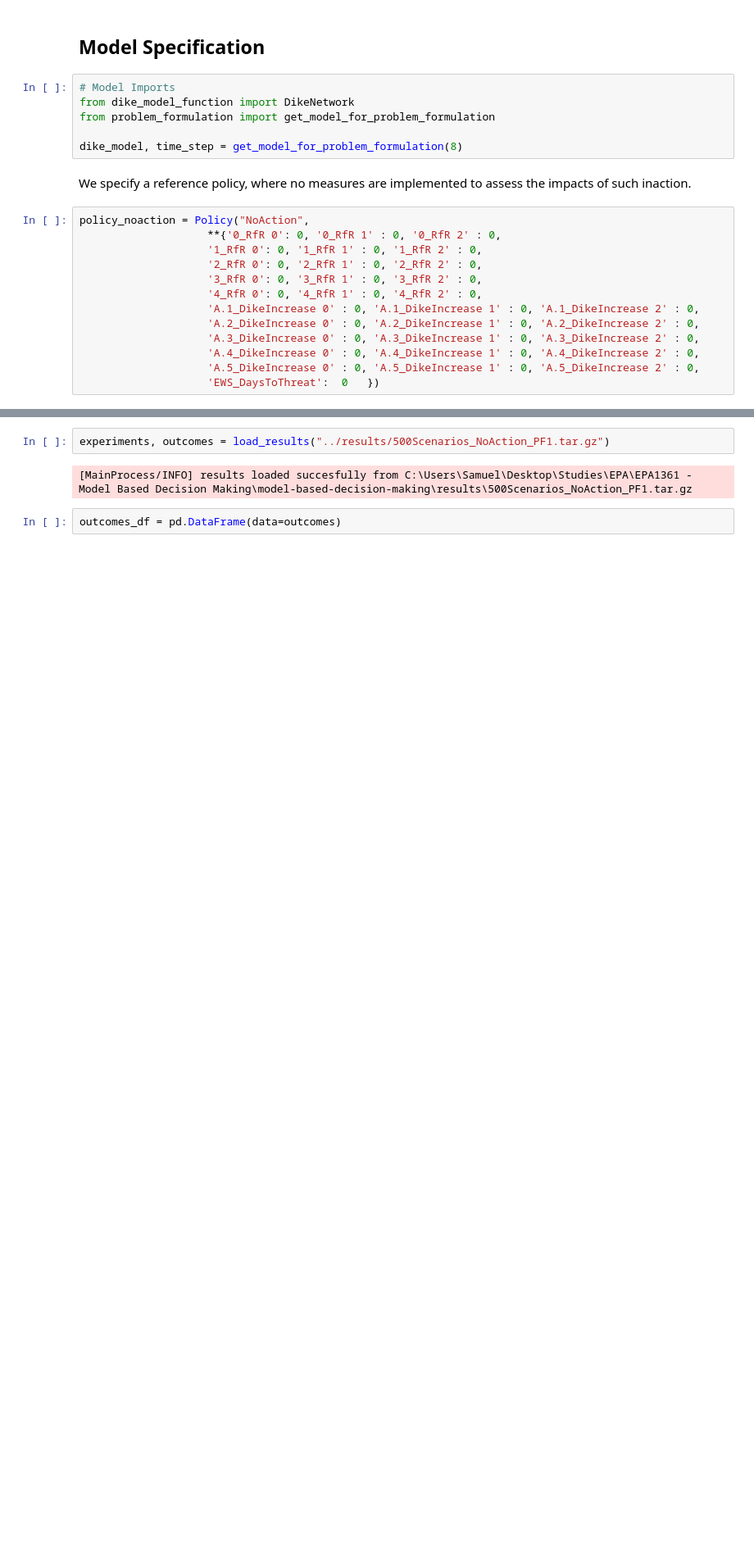
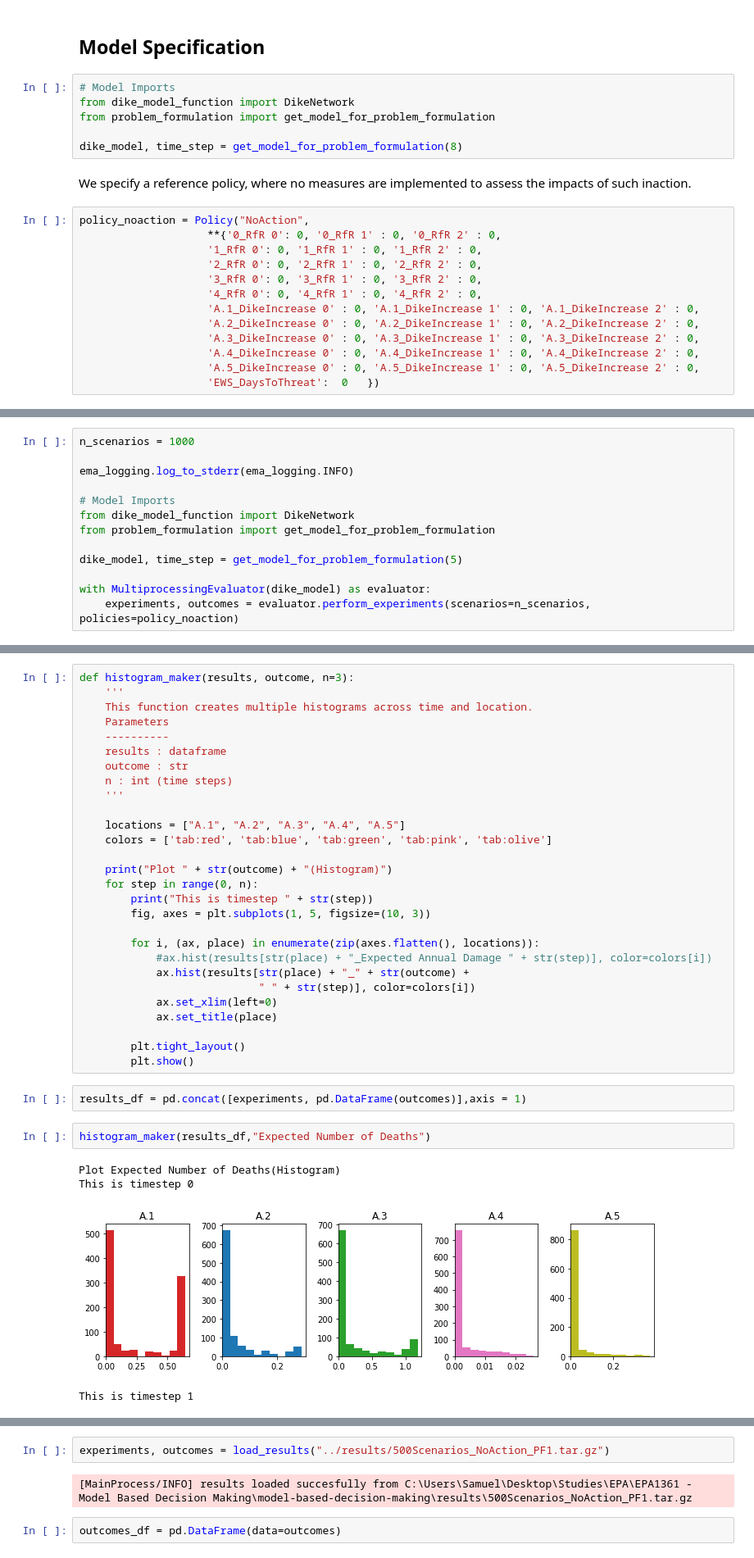
Before and after one commit to herzogrh/model-based-decision-making, a Jupyter notebook: model/1 - Reference Case Scenario_Visualised.ipynb, the cells around one changed output, grey strips where cells are left out. Shown at 82% size. Cells and saved outputs as stored; diff of their text form; blank space fills up the shorter version.

Commit message:
Open Exploration visuals

```diff
--- a/model/1 - Reference Case Scenario_Visualised.ipynb
+++ b/model/1 - Reference Case Scenario_Visualised.ipynb
@@ -48,0 +70,13 @@ policy_noaction = Policy("NoAction",
+# %%
+n_scenarios = 1000
+
+ema_logging.log_to_stderr(ema_logging.INFO)
+
+# Model Imports
+from dike_model_function import DikeNetwork
+from problem_formulation import get_model_for_problem_formulation
+
+dike_model, time_step = get_model_for_problem_formulation(5)
+
+with MultiprocessingEvaluator(dike_model) as evaluator:
+    experiments, outcomes = evaluator.perform_experiments(scenarios=n_scenarios, policies=policy_noaction)
@@ -48,0 +106,37 @@ policy_noaction = Policy("NoAction",
+# %%
+def histogram_maker(results, outcome, n=3):
+    '''
+    This function creates multiple histograms across time and location.
+    Parameters
+    ----------
+    results : dataframe
+    outcome : str
+    n : int (time steps)
+    '''
+
+    locations = ["A.1", "A.2", "A.3", "A.4", "A.5"]
+    colors = ['tab:red', 'tab:blue', 'tab:green', 'tab:pink', 'tab:olive']
+
+    print("Plot " + str(outcome) + "(Histogram)")
+    for step in range(0, n):
+        print("This is timestep " + str(step))
+        fig, axes = plt.subplots(1, 5, figsize=(10, 3))
+
+        for i, (ax, place) in enumerate(zip(axes.flatten(), locations)):
+            #ax.hist(results[str(place) + "_Expected Annual Damage " + str(step)], color=colors[i])
+            ax.hist(results[str(place) + "_" + str(outcome) +
+                            " " + str(step)], color=colors[i])
+            ax.set_xlim(left=0)
+            ax.set_title(place)
+
+        plt.tight_layout()
+        plt.show()
+# %%
+results_df = pd.concat([experiments, pd.DataFrame(outcomes)],axis = 1)
+# %%
+histogram_maker(results_df,"Expected Number of Deaths")
+# %% [output]
+Plot Expected Number of Deaths(Histogram)
+This is timestep 0
+[figure, added]
+This is timestep 1
```
Also changed, not shown: parts of 41 cells of this notebook, 2 other files.
